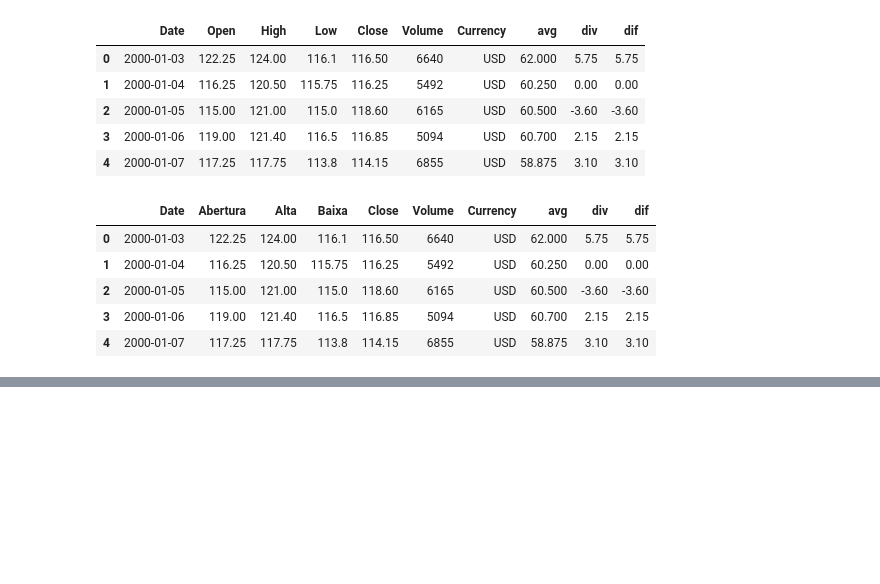
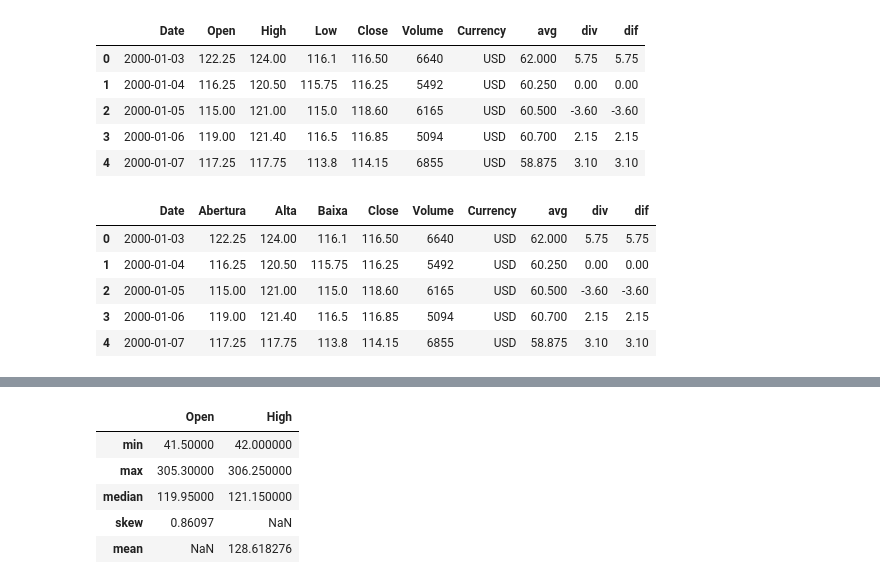
Before and after one commit to TeixeiraData/coffee-repository, a Jupyter notebook: first.ipynb, the cells around one changed output, grey strips where cells are left out. Cells and saved outputs as stored; diff of their text form; code cells hidden in the pictures; blank space fills up the shorter version.

```diff
--- a/first.ipynb
+++ b/first.ipynb
@@ -253,0 +277,14 @@ coffee_renamed.head()
+# %%
+coffee.agg(
+    {
+        "Open":["min", "max", "median", "skew"],
+        "High":["min", "max", "median", "mean"],
+    }
+)
+# %% [output]
+|  | Open | High |
+| min | 41.50000 | 42.000000 |
+| max | 305.30000 | 306.250000 |
+| median | 119.95000 | 121.150000 |
+| skew | 0.86097 | NaN |
+| mean | NaN | 128.618276 |
```
Also changed, not shown: parts of 8 cells of this notebook, 1 other file.
